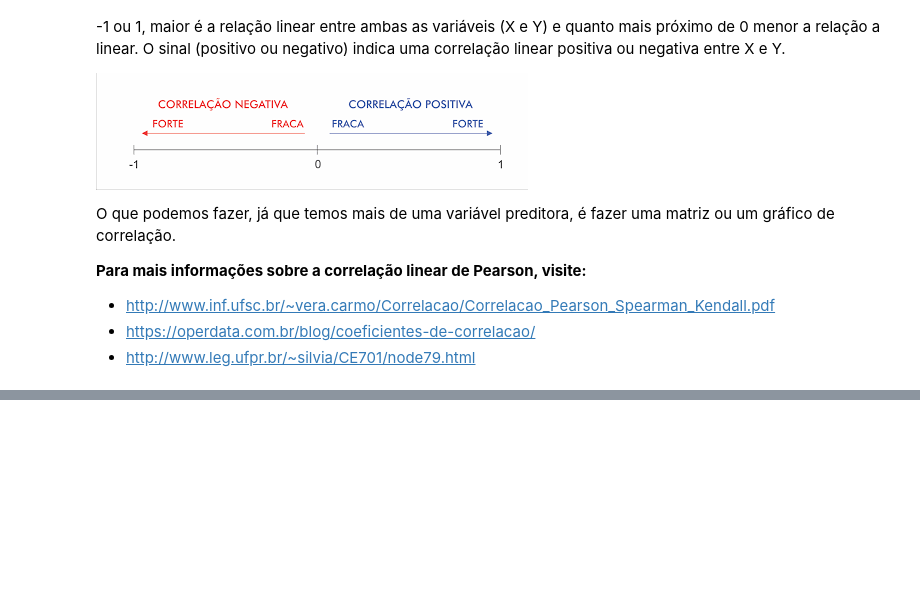
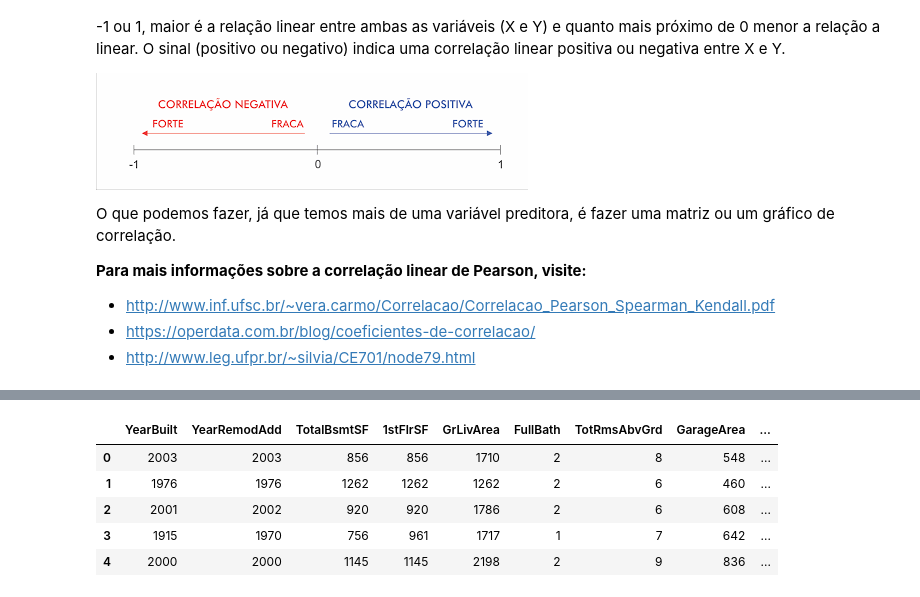
Before and after one commit to barbosarafael/Projetos, a Jupyter notebook: House Prices - Advanced Regression Techniques/notebook_house_prices.ipynb, the cells around one changed output, grey strips where cells are left out. Saved outputs shown, nothing was run; the diff lists cells and outputs as text; code cells hidden in the pictures; blank space fills up the shorter version.

```diff
--- a/House Prices - Advanced Regression Techniques/notebook_house_prices.ipynb
+++ b/House Prices - Advanced Regression Techniques/notebook_house_prices.ipynb
@@ -230,0 +350,11 @@ O que podemos fazer, já que temos mais de uma variável preditora, é fazer uma
+# %%
+novo_banco = novo_banco.drop(["GarageCars"], axis = 1)
+
+novo_banco.head()
+# %% [output]
+|  | YearBuilt | YearRemodAdd | TotalBsmtSF | 1stFlrSF | GrLivArea | FullBath | TotRmsAbvGrd | GarageArea | ... |
+| 0 | 2003 | 2003 | 856 | 856 | 1710 | 2 | 8 | 548 | ... |
+| 1 | 1976 | 1976 | 1262 | 1262 | 1262 | 2 | 6 | 460 | ... |
+| 2 | 2001 | 2002 | 920 | 920 | 1786 | 2 | 6 | 608 | ... |
+| 3 | 1915 | 1970 | 756 | 961 | 1717 | 1 | 7 | 642 | ... |
+| 4 | 2000 | 2000 | 1145 | 1145 | 2198 | 2 | 9 | 836 | ... |
```
Also changed, not shown: parts of 13 cells of this notebook.
